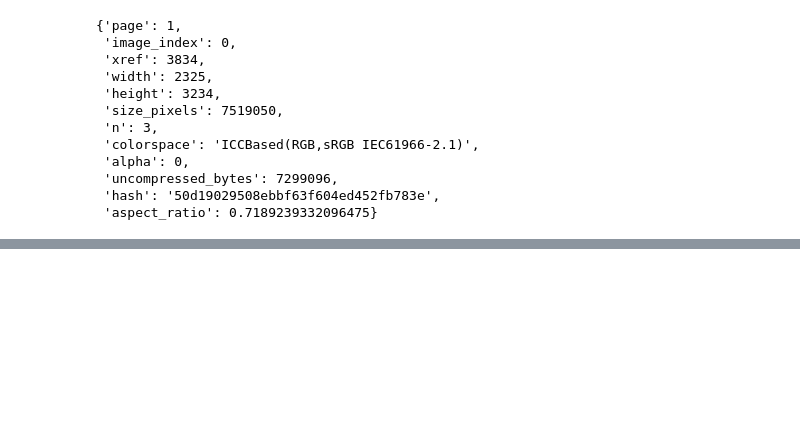
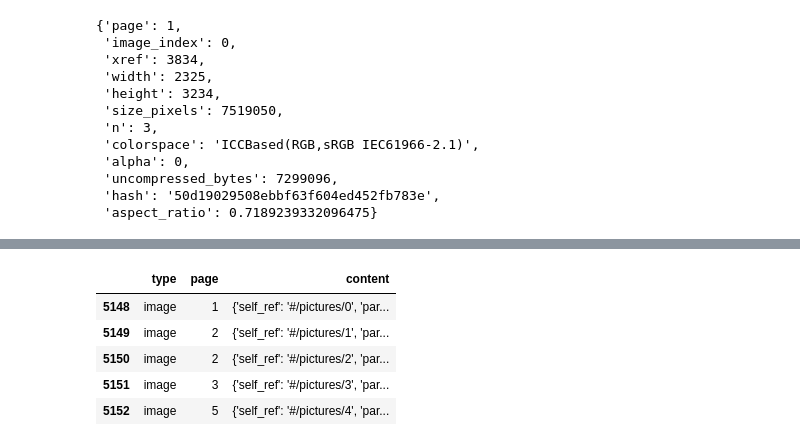
Before and after one commit to pritesh-2711/genai-poc-to-prod, a Jupyter notebook: notebooks/explore_rag_pipeline.ipynb, the cells around one changed output, grey strips where cells are left out. Drawn from its saved outputs; the diff is of its cells as text; code cells hidden in the pictures; blank space fills up the shorter version.

```diff
--- a/notebooks/explore_rag_pipeline.ipynb
+++ b/notebooks/explore_rag_pipeline.ipynb
@@ -619,0 +955,9 @@ image_metadata[0]
+# %%
+df[df["type"] == "image"].head(5)
+# %% [output]
+|  | type | page | content |
+| 5148 | image | 1 | {'self_ref': '#/pictures/0', 'par... |
+| 5149 | image | 2 | {'self_ref': '#/pictures/1', 'par... |
+| 5150 | image | 2 | {'self_ref': '#/pictures/2', 'par... |
+| 5151 | image | 3 | {'self_ref': '#/pictures/3', 'par... |
+| 5152 | image | 5 | {'self_ref': '#/pictures/4', 'par... |
```
Also changed, not shown: parts of 24 cells of this notebook, 6 other files.
